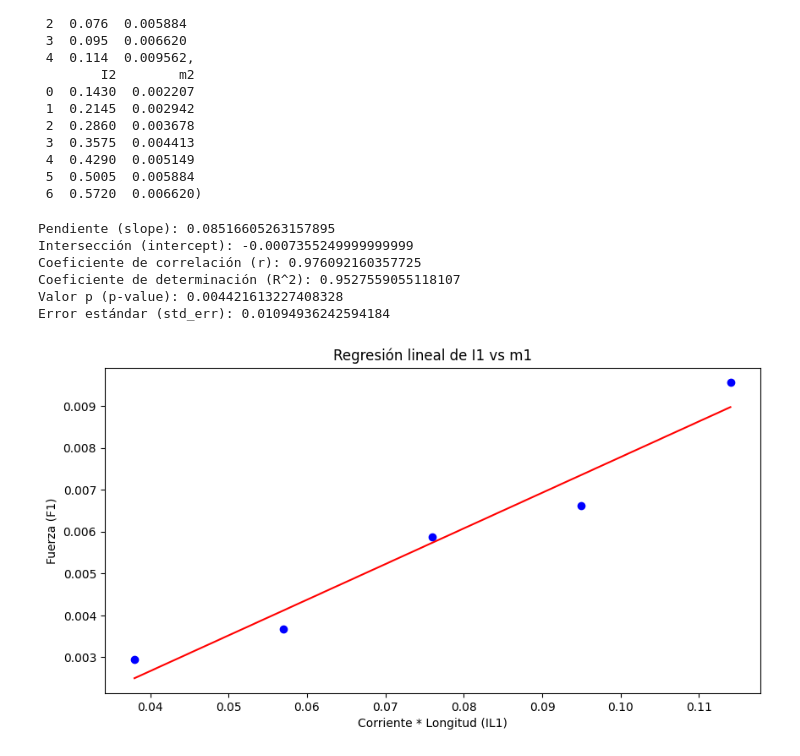
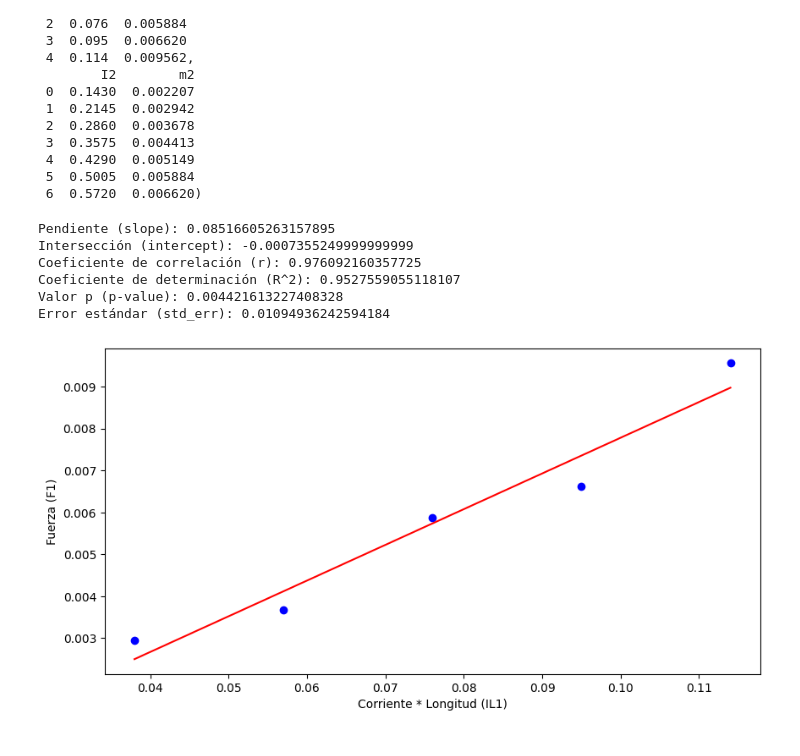
Before and after one commit to Juaan00/Laboratorios_mecanica_FEM, a Jupyter notebook: campo_magnetico/campo.ipynb, the cells around one changed output. Saved outputs shown, nothing was run; the diff lists cells and outputs as text; code cells hidden in the pictures.

```diff
--- a/campo_magnetico/campo.ipynb
+++ b/campo_magnetico/campo.ipynb
@@ -49,6 +49,8 @@ tabla1,tabla2
  5  0.5005  0.005884
  6  0.5720  0.006620)
 # %%
+#PRIMERA GRÁFICA CON BOBINA CONSTANTE A 4A
+
 def linear_regression(x, y):
     slope, intercept, r_value, p_value, std_err = stats.linregress(x, y)
     def model(x):
@@ -56,33 +58,32 @@ def linear_regression(x, y):
 
     r_squared = r_value**2
 
     print('Pendiente (slope):', slope)
     print('Intersección (intercept):', intercept)
     print('Coeficiente de correlación (r):', r_value)
     print('Coeficiente de determinación (R^2):', r_squared)
     print('Valor p (p-value):', p_value)
     print('Error estándar (std_err):', std_err)
 
     return model, slope, intercept, r_squared, p_value, std_err
 
 
 modelo, pendiente, interseccion, r_cuadrado, valor_p, error_std = linear_regression(i1, m1)
 
 
 plt.figure(figsize=(10, 5))
 plt.scatter(i1, m1, color='blue', label='Datos experimentales')
 plt.plot(i1, modelo(np.array(i1)), color='red', label=f'Regresión lineal\n$R^2 = {r_cuadrado:.4f}$')
 plt.xlabel('Corriente * Longitud (IL1)')
 plt.ylabel('Fuerza (F1)')
-plt.title('Regresión lineal de I1 vs m1')
 #plt.legend()
 plt.show()
 # %% [output]
 Pendiente (slope): 0.08516605263157895
 Intersección (intercept): -0.0007355249999999999
 Coeficiente de correlación (r): 0.976092160357725
 Coeficiente de determinación (R^2): 0.9527559055118107
 Valor p (p-value): 0.004421613227408328
 Error estándar (std_err): 0.01094936242594184
-[figure, old version]
+[figure, new version]
 # %%
```
Also changed, not shown: parts of 1 cell of this notebook.
